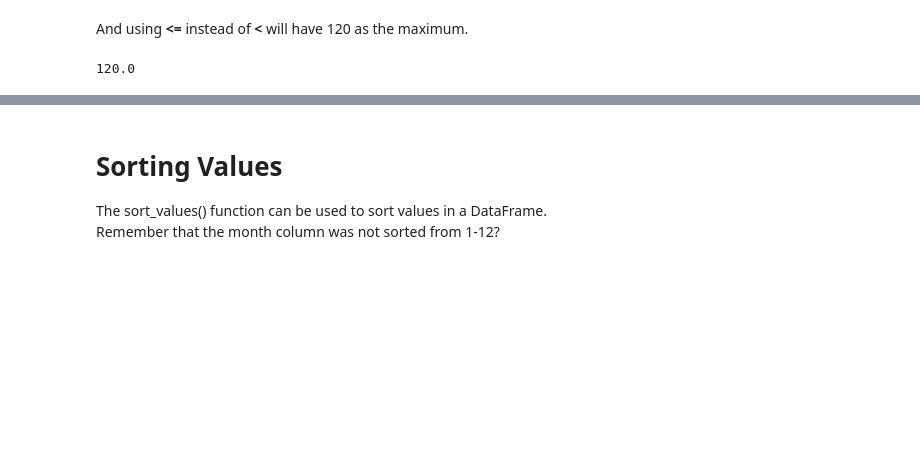
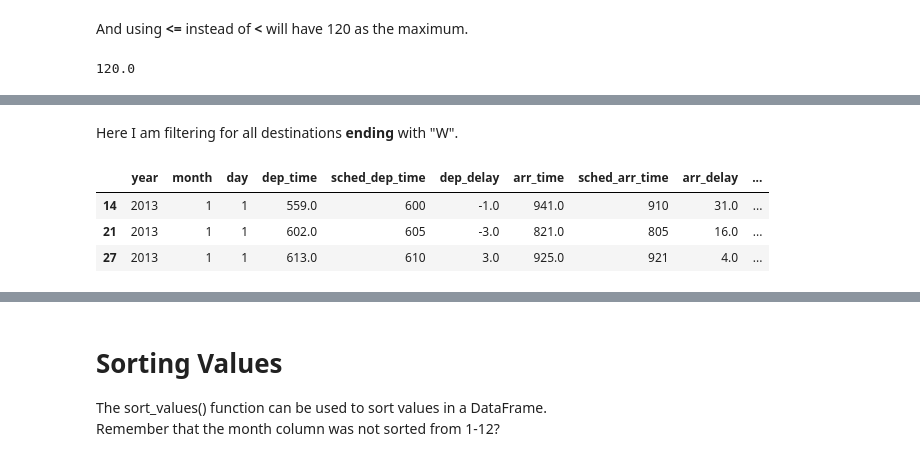
Before and after one commit to niradsp/Python-for-Data-Analysis, a Jupyter notebook: Session_1b.ipynb, the cells around one changed output, grey strips where cells are left out. Cells and saved outputs as stored; diff of their text form; code cells hidden in the pictures; blank space fills up the shorter version.

```diff
--- a/Session_1b.ipynb
+++ b/Session_1b.ipynb
@@ -453,0 +464,9 @@ flights[(flights['dep_delay']<=120) & (flights['arr_delay']<=120)].arr_delay.max
+# %% [markdown]
+Here I am filtering for all destinations <b> ending</b> with "W".
+# %%
+flights[flights['dest'].str.endswith("W")].head(n=3)
+# %% [output]
+|  | year | month | day | dep_time | sched_dep_time | dep_delay | arr_time | sched_arr_time | arr_delay | ... |
+| 14 | 2013 | 1 | 1 | 559.0 | 600 | -1.0 | 941.0 | 910 | 31.0 | ... |
+| 21 | 2013 | 1 | 1 | 602.0 | 605 | -3.0 | 821.0 | 805 | 16.0 | ... |
+| 27 | 2013 | 1 | 1 | 613.0 | 610 | 3.0 | 925.0 | 921 | 4.0 | ... |
```
Also changed, not shown: parts of 4 cells of this notebook.
